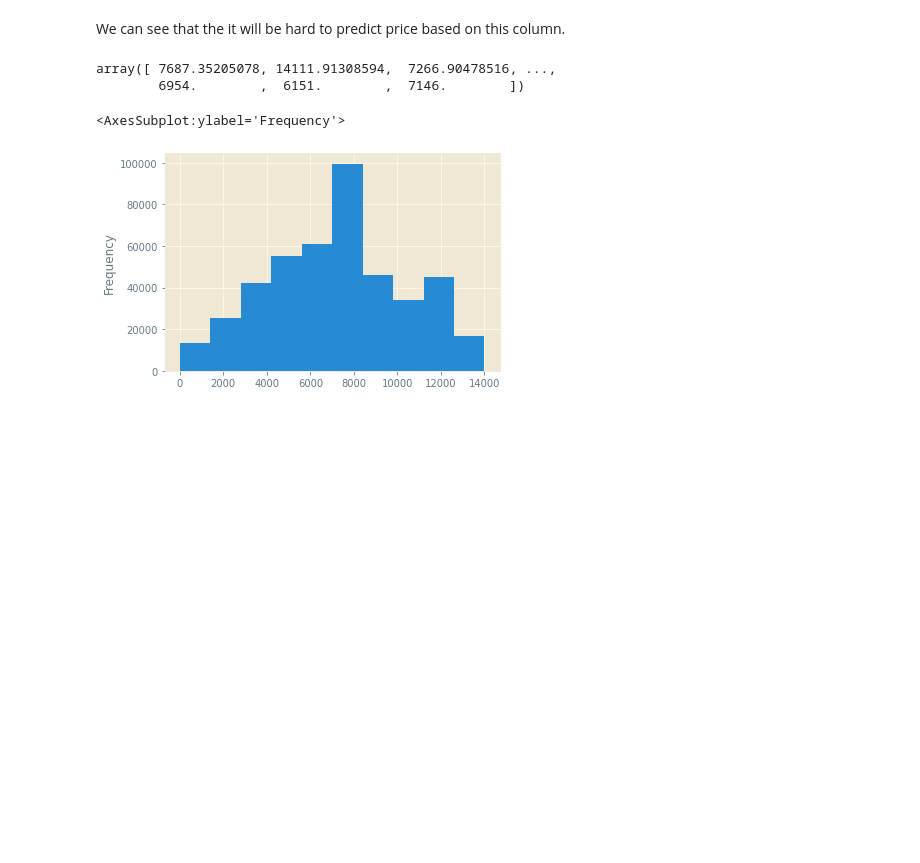
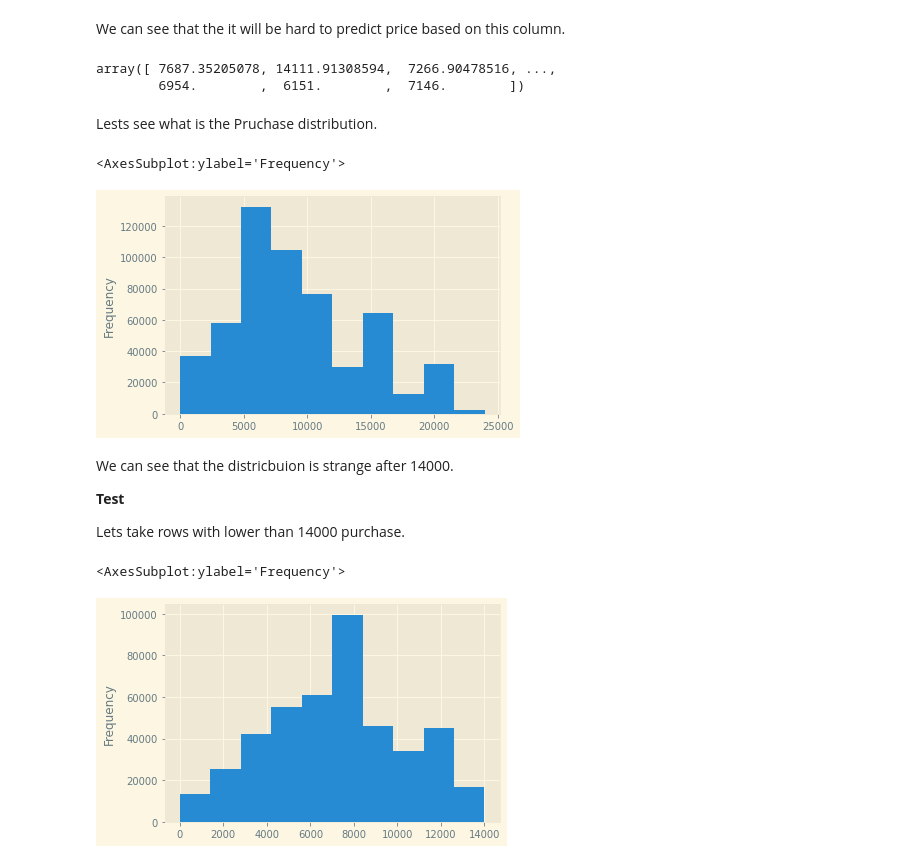
Before and after one commit to Kosta-Dimitrov/Black-Friday-Data-Analysis, a Jupyter notebook: black-friday-v2.ipynb, the cells around one changed output. Saved outputs shown, nothing was run; the diff lists cells and outputs as text; code cells hidden in the pictures; blank space fills up the shorter version.

```diff
--- a/black-friday-v2.ipynb
+++ b/black-friday-v2.ipynb
@@ -836,6 +874,19 @@ np.hstack((predicts_test, Y_train))
 # %% [output]
 array([ 7687.35205078, 14111.91308594,  7266.90478516, ...,
         6954.        ,  6151.        ,  7146.        ])
+# %% [markdown]
+Lests see what is the Pruchase distribution.
+# %%
+df['Purchase'].plot.hist()
+# %% [output]
+<AxesSubplot:ylabel='Frequency'>
+[figure, added]
+# %% [markdown]
+We can see that the districbuion is strange after 14000.
+
+__Test__
+
+Lets take rows with lower than 14000 purchase.
 # %%
 df_14000 = df[df['Purchase'] < 14000]
 # %%
```
Also changed, not shown: parts of 38 cells of this notebook.
